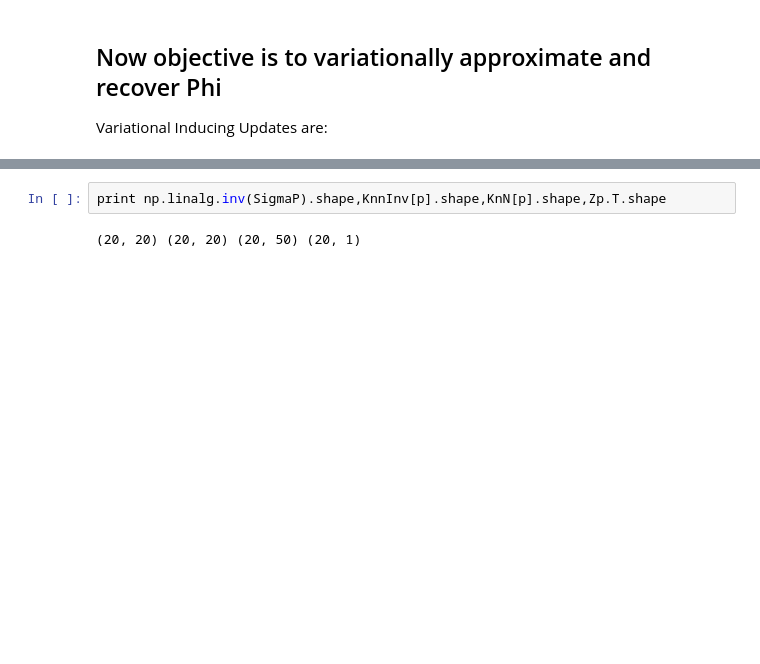
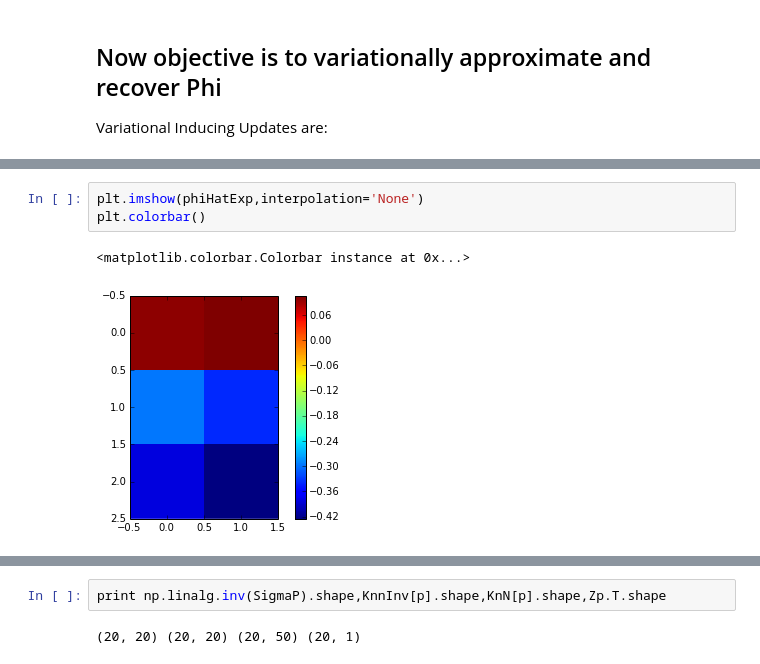
Before and after one commit to sudhNau/Baysian, a Jupyter notebook: SLFM Intro.ipynb, the cells around one changed output, grey strips where cells are left out. Saved outputs shown, nothing was run; the diff lists cells and outputs as text; blank space fills up the shorter version.

```diff
--- a/SLFM Intro.ipynb
+++ b/SLFM Intro.ipynb
@@ -132,0 +273,6 @@ and $V_{\phi} = <U><U>^T\sigma^2$
+# %%
+plt.imshow(phiHatExp,interpolation='None')
+plt.colorbar()
+# %% [output]
+<matplotlib.colorbar.Colorbar instance at 0x...>
+[figure, added]
```
Also changed, not shown: parts of 14 cells of this notebook.
